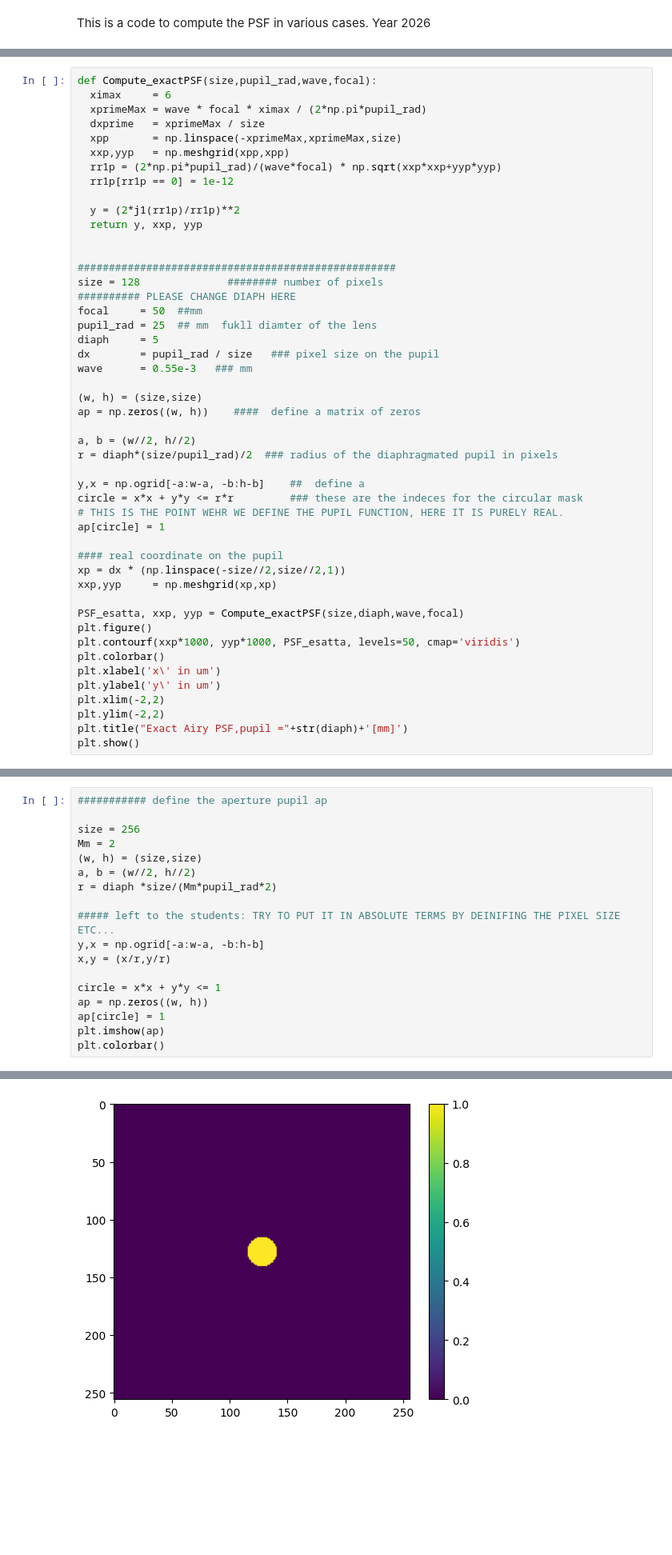
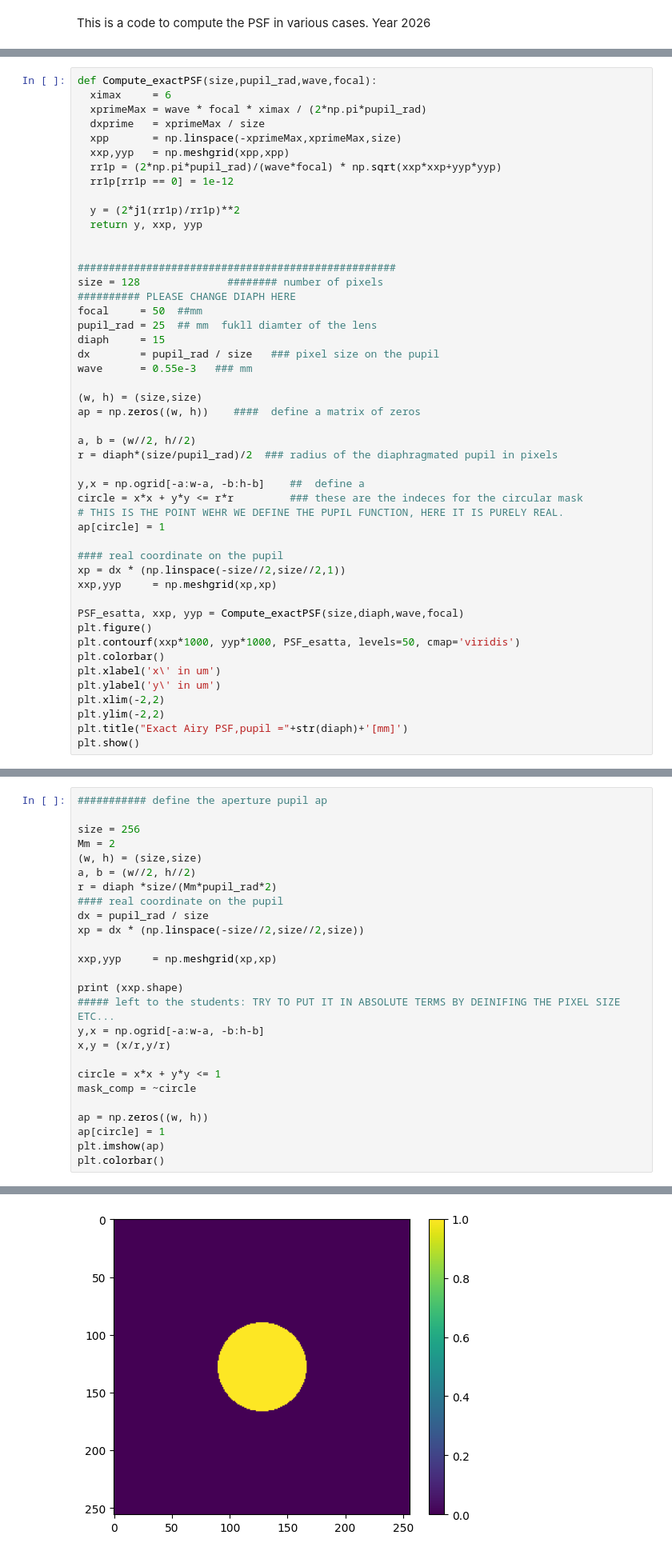
Before and after one commit to Gchirico63/Didattica, a Jupyter notebook: PhysicalPropagation/PSF_Aberrated.ipynb, the cells around one changed output, grey strips where cells are left out. Shown at 80% size. Cells and saved outputs as stored; diff of their text form; blank space fills up the shorter version.

```diff
--- a/PhysicalPropagation/PSF_Aberrated.ipynb
+++ b/PhysicalPropagation/PSF_Aberrated.ipynb
@@ -46,7 +46,7 @@ size = 128              ######## number of pixels
 ########## PLEASE CHANGE DIAPH HERE
 focal     = 50  ##mm
 pupil_rad = 25  ## mm  fukll diamter of the lens
-diaph     = 5
+diaph     = 15
 dx        = pupil_rad / size   ### pixel size on the pupil
 wave      = 0.55e-3   ### mm
 
@@ -181,12 +181,20 @@ Mm = 2
 (w, h) = (size,size)
 a, b = (w//2, h//2)
 r = diaph *size/(Mm*pupil_rad*2)
+#### real coordinate on the pupil
+dx = pupil_rad / size
+xp = dx * (np.linspace(-size//2,size//2,size))
 
+xxp,yyp     = np.meshgrid(xp,xp)
+
+print (xxp.shape)
 ##### left to the students: TRY TO PUT IT IN ABSOLUTE TERMS BY DEINIFING THE PIXEL SIZE ETC...
 y,x = np.ogrid[-a:w-a, -b:h-b]
 x,y = (x/r,y/r)
 
 circle = x*x + y*y <= 1
+mask_comp = ~circle
+
 ap = np.zeros((w, h))
 ap[circle] = 1
 plt.imshow(ap)
@@ -196,4 +205,4 @@ plt.colorbar()
-[figure, old version]
+[figure, new version]
 # %% [markdown]
 Now we can add it as phase to our psf calculations
 # %% [markdown]
```
Also changed, not shown: parts of 3 cells of this notebook.
